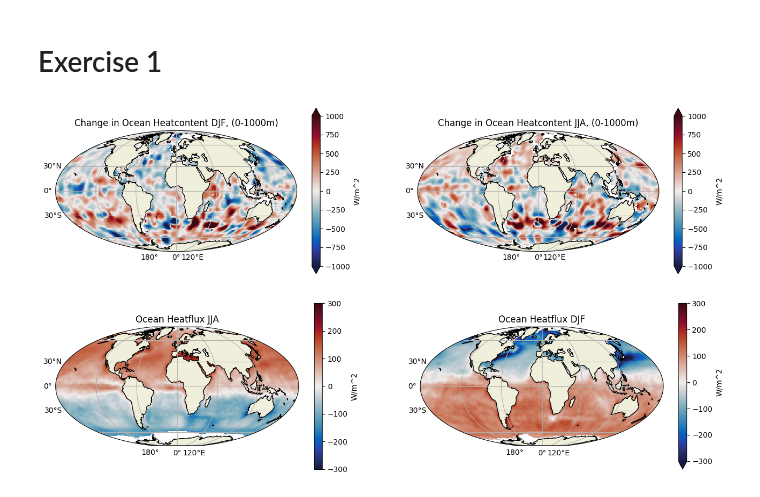
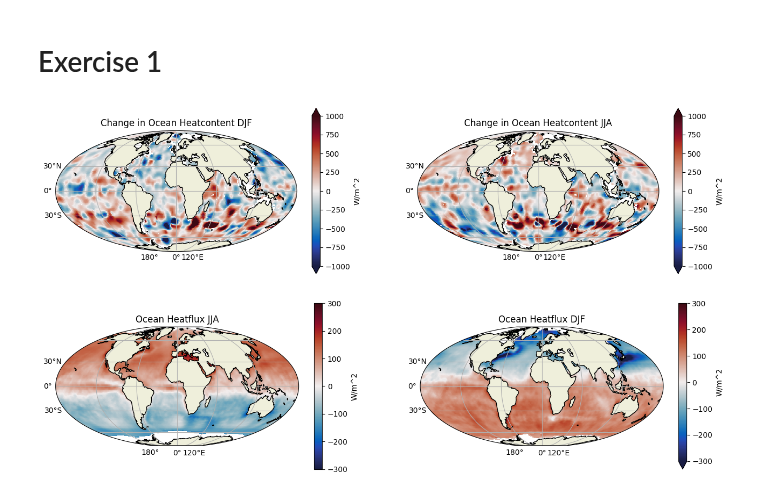
Before and after one commit to JRethemeier/Thermohaline-Circulation, a Jupyter notebook: Assignment2/Assignment2.ipynb, the cells around one changed output. Cells and saved outputs as stored; diff of their text form; code cells hidden in the pictures.

```diff
--- a/Assignment2/Assignment2.ipynb
+++ b/Assignment2/Assignment2.ipynb
@@ -122,16 +122,16 @@ heat_divergence_DJF = (heatflux_DJF + ocean_heatcontent_change_DJF) * (-1)
 # %%
 fig = plt.figure(figsize=map_size)
 ax1 = fig.add_subplot(121, projection=Mollweide())
 basemap(ax1)
 ocean_heatcontent_change_DJF.plot(ax=ax1, transform=PlateCarree(), vmin=-1e3, vmax=1e3, cbar_kwargs={'label': "W/m^2"}, cmap=cm_balance)
-ax1.set_title("Change in Ocean Heatcontent DJF, (0-1000m)")
+ax1.set_title("Change in Ocean Heatcontent DJF")
 ax2 = fig.add_subplot(122, projection=Mollweide())
 basemap(ax2)
 ocean_heatcontent_change_JJA.plot(ax=ax2, transform=PlateCarree(), vmin=-1e3, vmax=1e3, cbar_kwargs={'label': "W/m^2"}, cmap=cm_balance)
-ax2.set_title("Change in Ocean Heatcontent JJA, (0-1000m)")
+ax2.set_title("Change in Ocean Heatcontent JJA")
 plt.show()
 # %% [output]
-[figure, old version]
+[figure, new version]
 # %%
 fig = plt.figure(figsize=map_size)
 ax = fig.add_subplot(121, projection=Mollweide())
```
Also changed, not shown: parts of 2 cells of this notebook.
